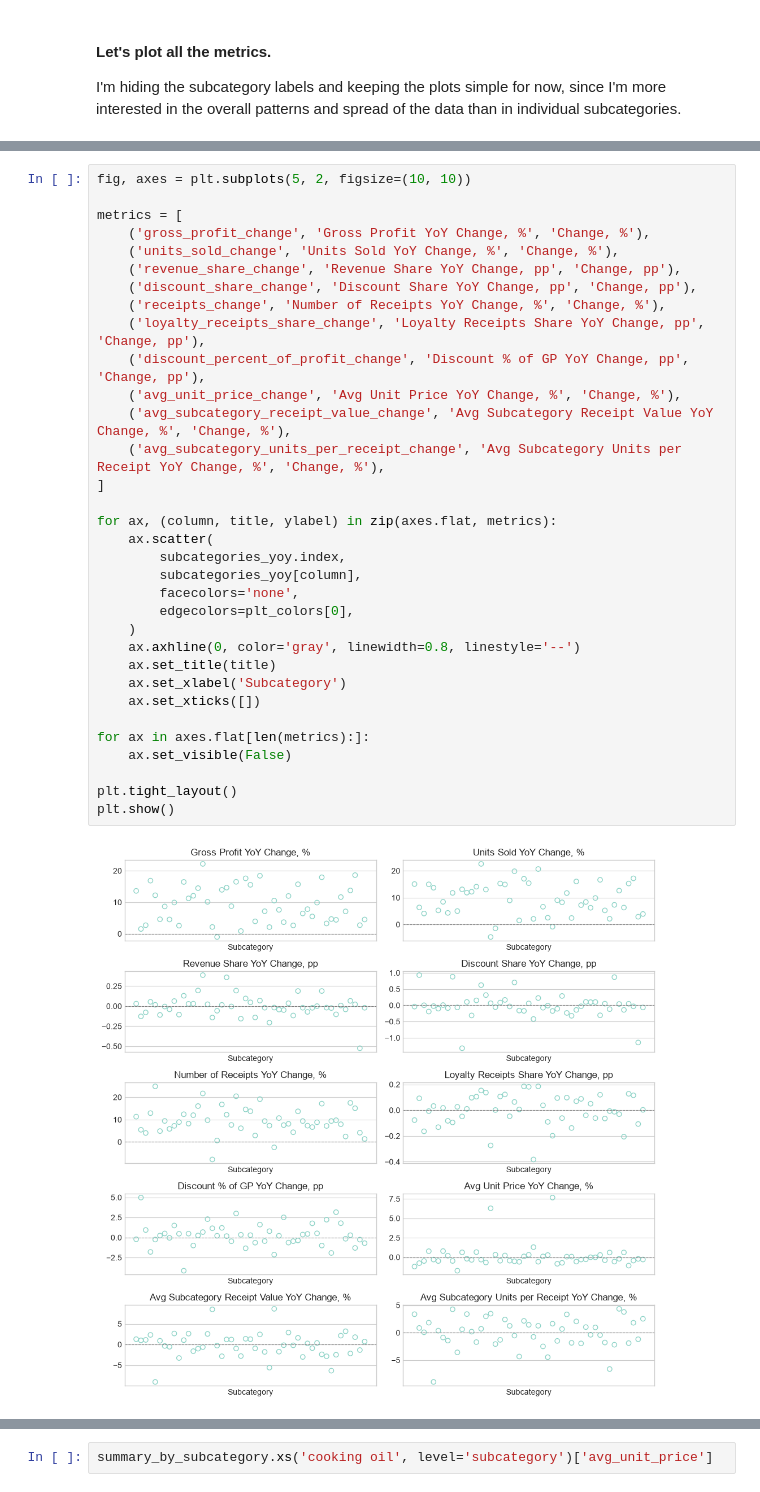
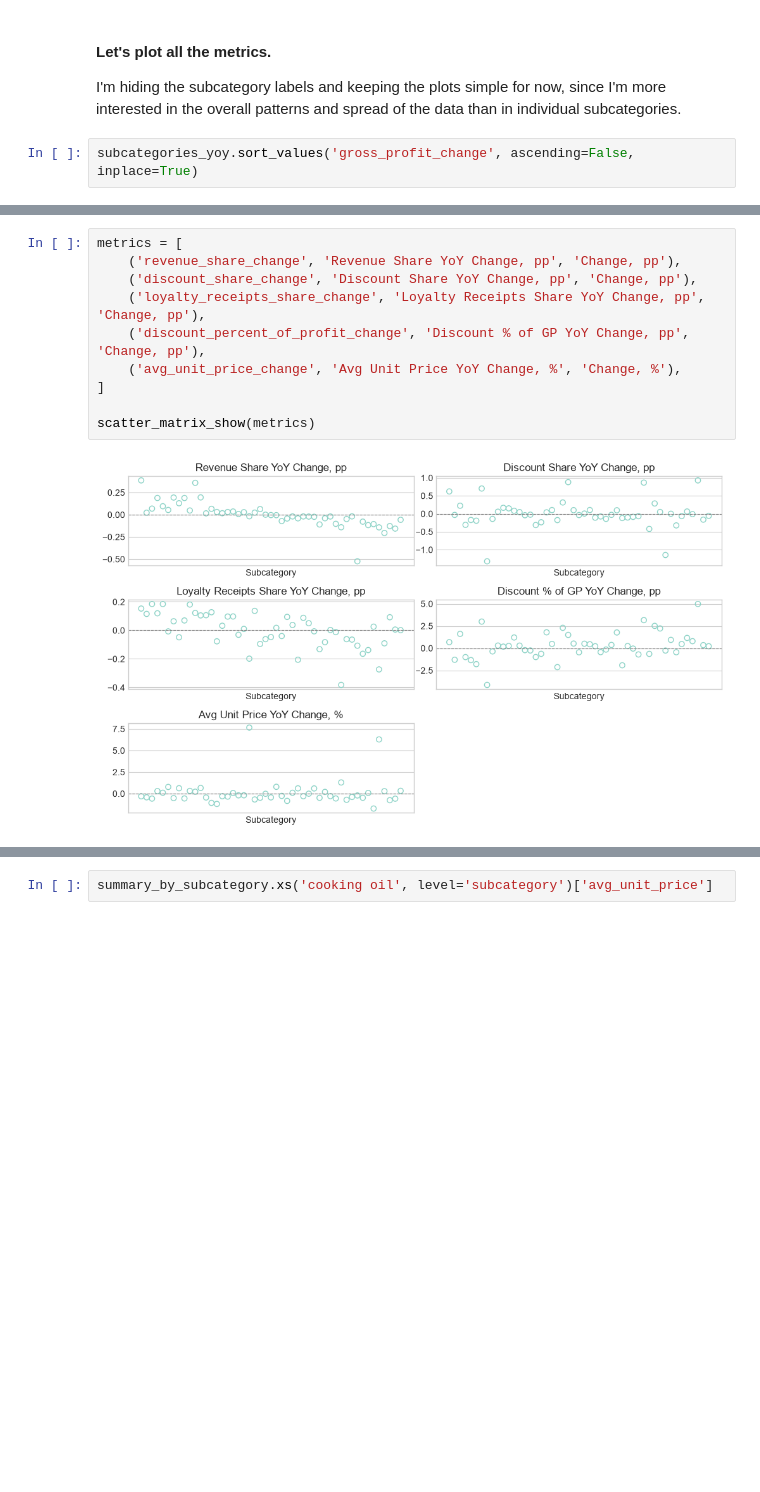
Before and after one commit to TAbramovskaya/dear-neighbour, a Jupyter notebook: python/sales_drivers.ipynb, the cells around one changed output, grey strips where cells are left out. Saved outputs shown, nothing was run; the diff lists cells and outputs as text; blank space fills up the shorter version.

Commit message:
Sales Drivers: split scatter matrix

```diff
--- a/python/sales_drivers.ipynb
+++ b/python/sales_drivers.ipynb
@@ -130,3 +130,5 @@ for column, (metric, change_type) in metrics.items():
 #### Let's plot all the metrics.
 
 I'm hiding the subcategory labels and keeping the plots simple for now, since I'm more interested in the overall patterns and spread of the data than in individual subcategories.
+# %%
+subcategories_yoy.sort_values('gross_profit_change', ascending=False, inplace=True)
@@ -133,38 +176,15 @@ I'm hiding the subcategory labels and keeping the plots simple for now, since I'
 # %%
-fig, axes = plt.subplots(5, 2, figsize=(10, 10))
-
 metrics = [
-    ('gross_profit_change', 'Gross Profit YoY Change, %', 'Change, %'),
-    ('units_sold_change', 'Units Sold YoY Change, %', 'Change, %'),
     ('revenue_share_change', 'Revenue Share YoY Change, pp', 'Change, pp'),
     ('discount_share_change', 'Discount Share YoY Change, pp', 'Change, pp'),
-    ('receipts_change', 'Number of Receipts YoY Change, %', 'Change, %'),
     ('loyalty_receipts_share_change', 'Loyalty Receipts Share YoY Change, pp', 'Change, pp'),
     ('discount_percent_of_profit_change', 'Discount % of GP YoY Change, pp', 'Change, pp'),
     ('avg_unit_price_change', 'Avg Unit Price YoY Change, %', 'Change, %'),
-    ('avg_subcategory_receipt_value_change', 'Avg Subcategory Receipt Value YoY Change, %', 'Change, %'),
-    ('avg_subcategory_units_per_receipt_change', 'Avg Subcategory Units per Receipt YoY Change, %', 'Change, %'),
 ]
 
-for ax, (column, title, ylabel) in zip(axes.flat, metrics):
-    ax.scatter(
-        subcategories_yoy.index,
-        subcategories_yoy[column],
-        facecolors='none',
-        edgecolors=plt_colors[0],
-    )
-    ax.axhline(0, color='gray', linewidth=0.8, linestyle='--')
-    ax.set_title(title)
-    ax.set_xlabel('Subcategory')
-    ax.set_xticks([])
-
-for ax in axes.flat[len(metrics):]:
-    ax.set_visible(False)
-
-plt.tight_layout()
-plt.show()
+scatter_matrix_show(metrics)
 # %% [output]
-[figure, old version]
+[figure, new version]
 # %%
 subcategories_yoy[subcategories_yoy['avg_unit_price_change'] > 2.5]['avg_unit_price_change']
 # %% [output]
```
Also changed, not shown: parts of 6 cells of this notebook.
